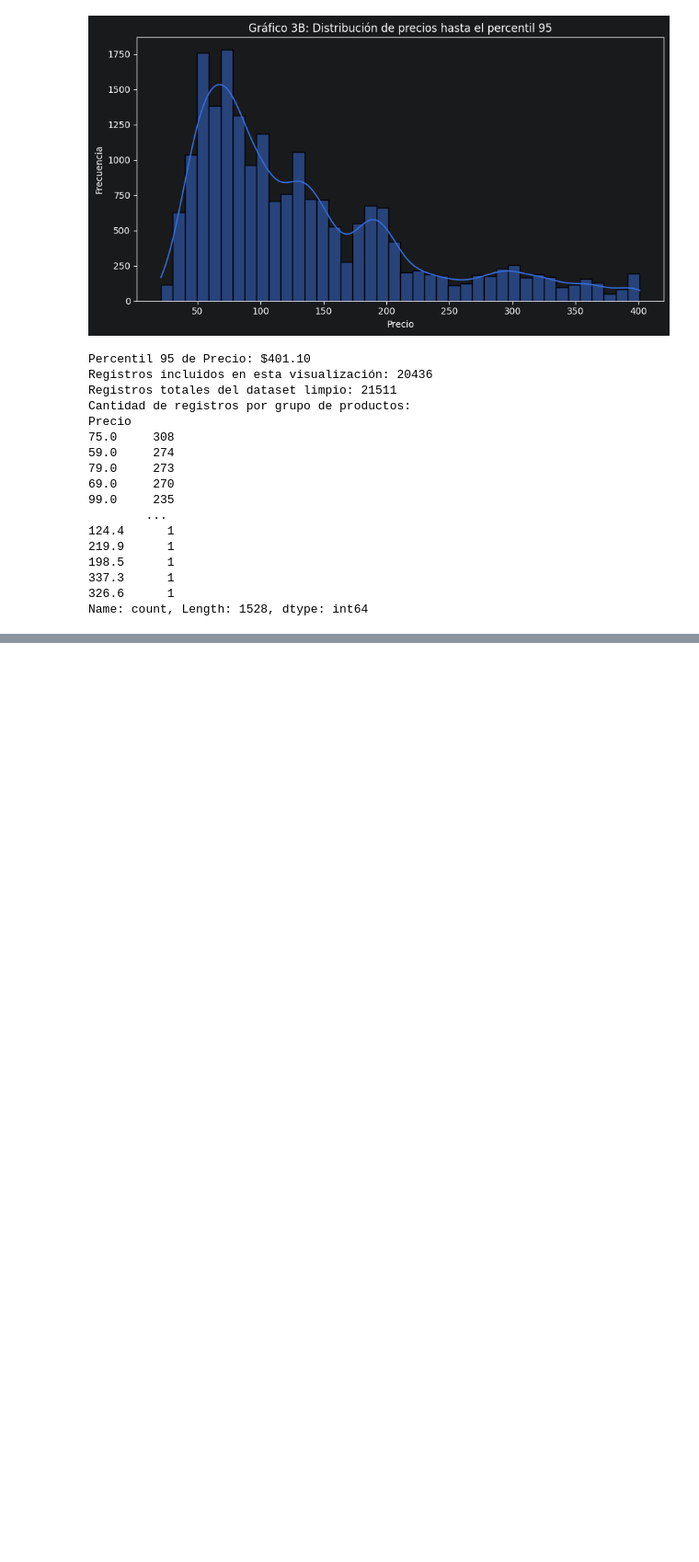
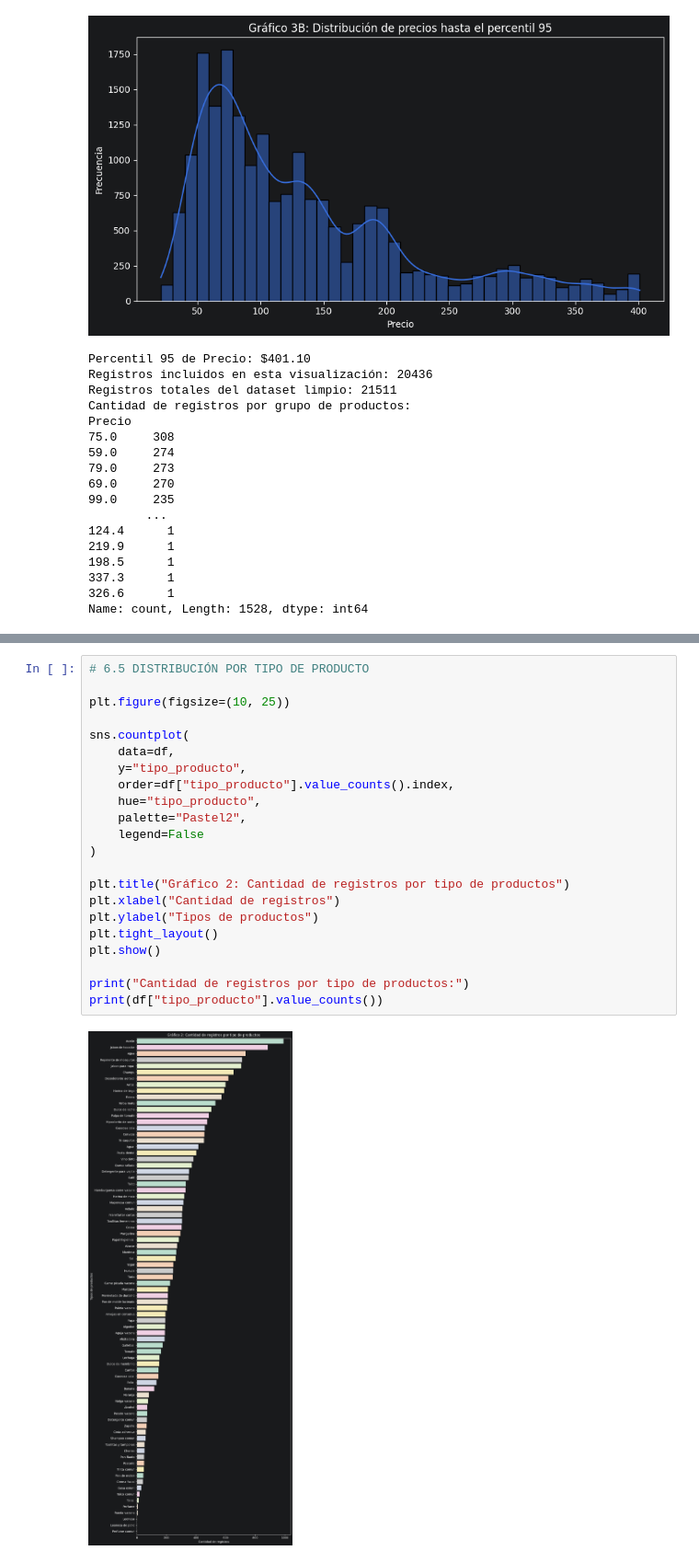
Before and after one commit to magnadata/ucu-python-4-data-analysis-project, a Jupyter notebook: notebooks/practice.ipynb, the cells around one changed output, grey strips where cells are left out. Shown at 92% size. Saved outputs shown, nothing was run; the diff lists cells and outputs as text; blank space fills up the shorter version.

```diff
--- a/notebooks/practice.ipynb
+++ b/notebooks/practice.ipynb
@@ -1087,0 +1140,24 @@ Name: count, Length: 1528, dtype: int64
+# %%
+# 6.5 DISTRIBUCIÓN POR TIPO DE PRODUCTO
+
+plt.figure(figsize=(10, 25))
+
+sns.countplot(
+    data=df,
+    y="tipo_producto",
+    order=df["tipo_producto"].value_counts().index,
+    hue="tipo_producto",
+    palette="Pastel2",
+    legend=False
+)
+
+plt.title("Gráfico 2: Cantidad de registros por tipo de productos")
+plt.xlabel("Cantidad de registros")
+plt.ylabel("Tipos de productos")
+plt.tight_layout()
+plt.show()
+
+print("Cantidad de registros por tipo de productos:")
+print(df["tipo_producto"].value_counts())
+# %% [output]
+[figure, added]
```
Also changed, not shown: parts of 14 cells of this notebook.
